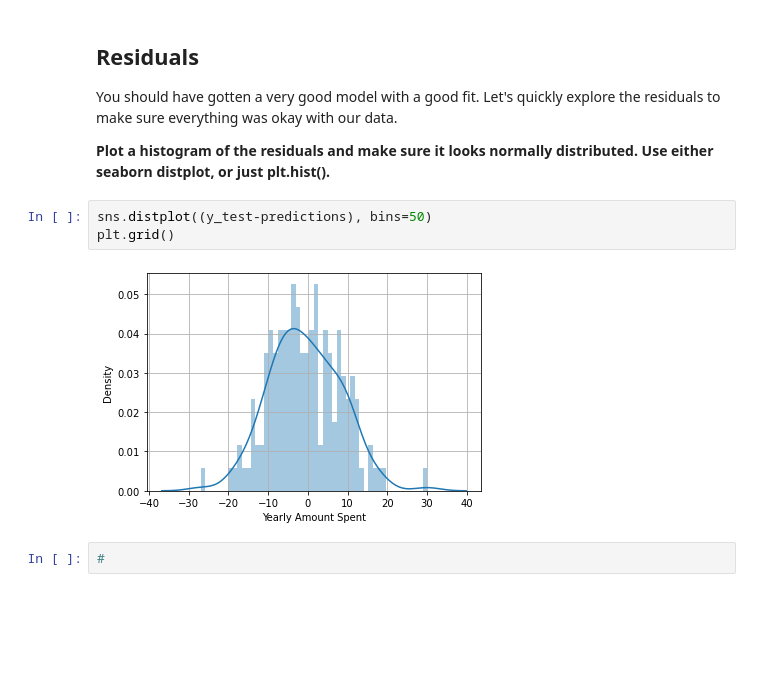
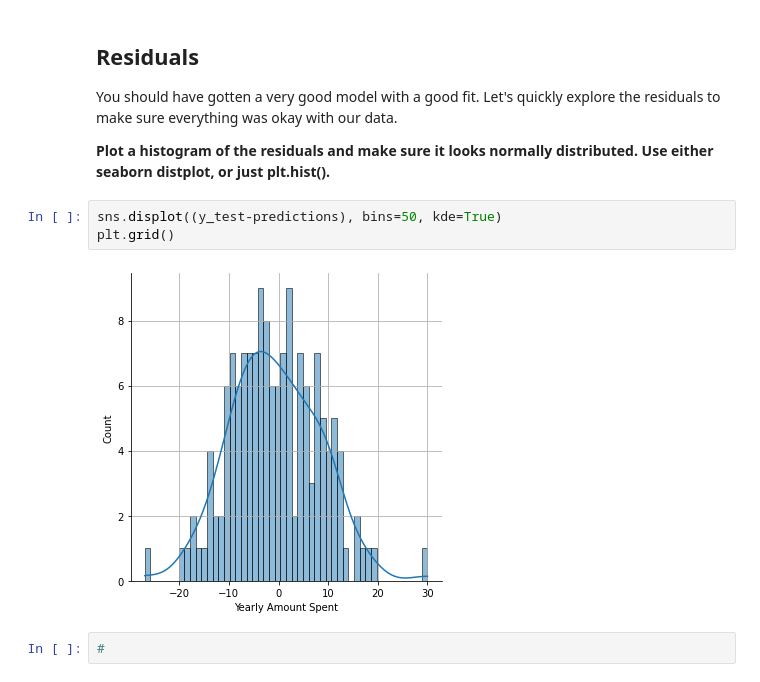
Before and after one commit to slp22/ds-ml-bootcamp, a Jupyter notebook: 02-Linear Regression Project-Copy1.ipynb, the cells around one changed output. Drawn from its saved outputs; the diff is of its cells as text; blank space fills up the shorter version.

```diff
--- a/02-Linear Regression Project-Copy1.ipynb
+++ b/02-Linear Regression Project-Copy1.ipynb
@@ -283,10 +293,10 @@ You should have gotten a very good model with a good fit. Let's quickly explore
 
 **Plot a histogram of the residuals and make sure it looks normally distributed. Use either seaborn distplot, or just plt.hist().**
 # %%
-sns.distplot((y_test-predictions), bins=50)
+sns.displot((y_test-predictions), bins=50, kde=True)
 plt.grid()
 # %% [output]
-[figure, old version]
+[figure, new version]
 # %%
 #
 # %% [output]
```
Also changed, not shown: parts of 6 cells of this notebook.
